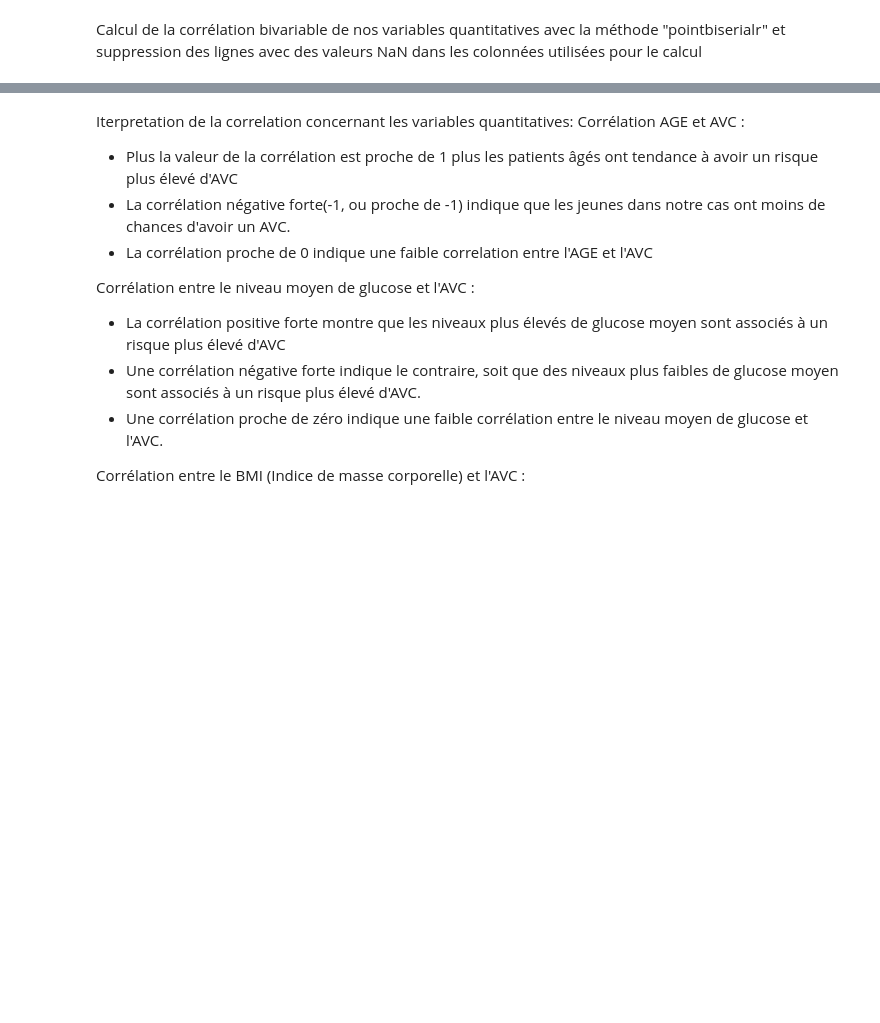
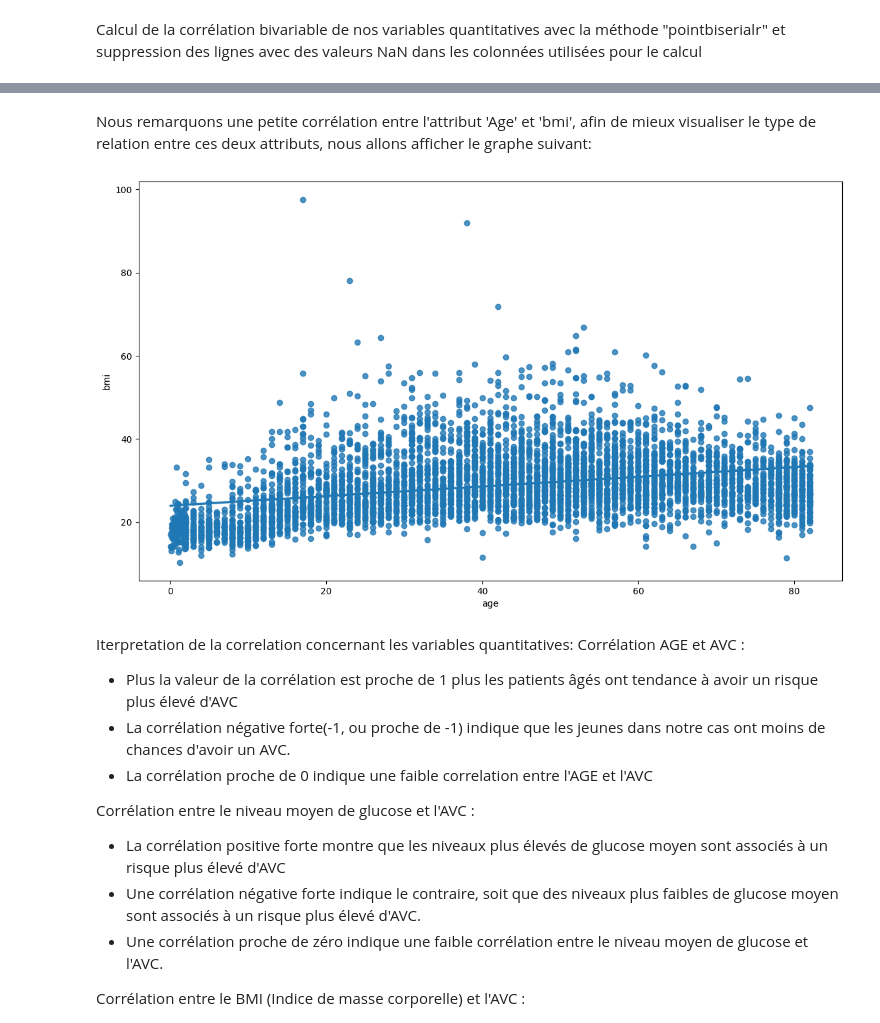
Before and after one commit to Antho-SJ/strocke-alert, a Jupyter notebook: stroke_alert_analyse.ipynb, the cells around one changed output, grey strips where cells are left out. Drawn from its saved outputs; the diff is of its cells as text; code cells hidden in the pictures; blank space fills up the shorter version.

```diff
--- a/stroke_alert_analyse.ipynb
+++ b/stroke_alert_analyse.ipynb
@@ -367,3 +372,11 @@ Corrélation bisériale entre Bmi et Stroke : 0.04, p-value : 0.0030
+# %% [markdown]
+Nous remarquons une petite corrélation entre l'attribut 'Age' et 'bmi', afin de mieux visualiser le type de relation entre ces deux attributs, nous allons afficher le graphe suivant:
+# %%
+plt.figure(figsize=(14, 8))
+sns.regplot(x = "age", y = "bmi", data = df)
+plt.show()
+# %% [output]
+[figure, added]
 # %% [markdown]
 Iterpretation de la correlation concernant les variables quantitatives:
 Corrélation AGE et AVC :
```
Also changed, not shown: parts of 6 cells of this notebook.
